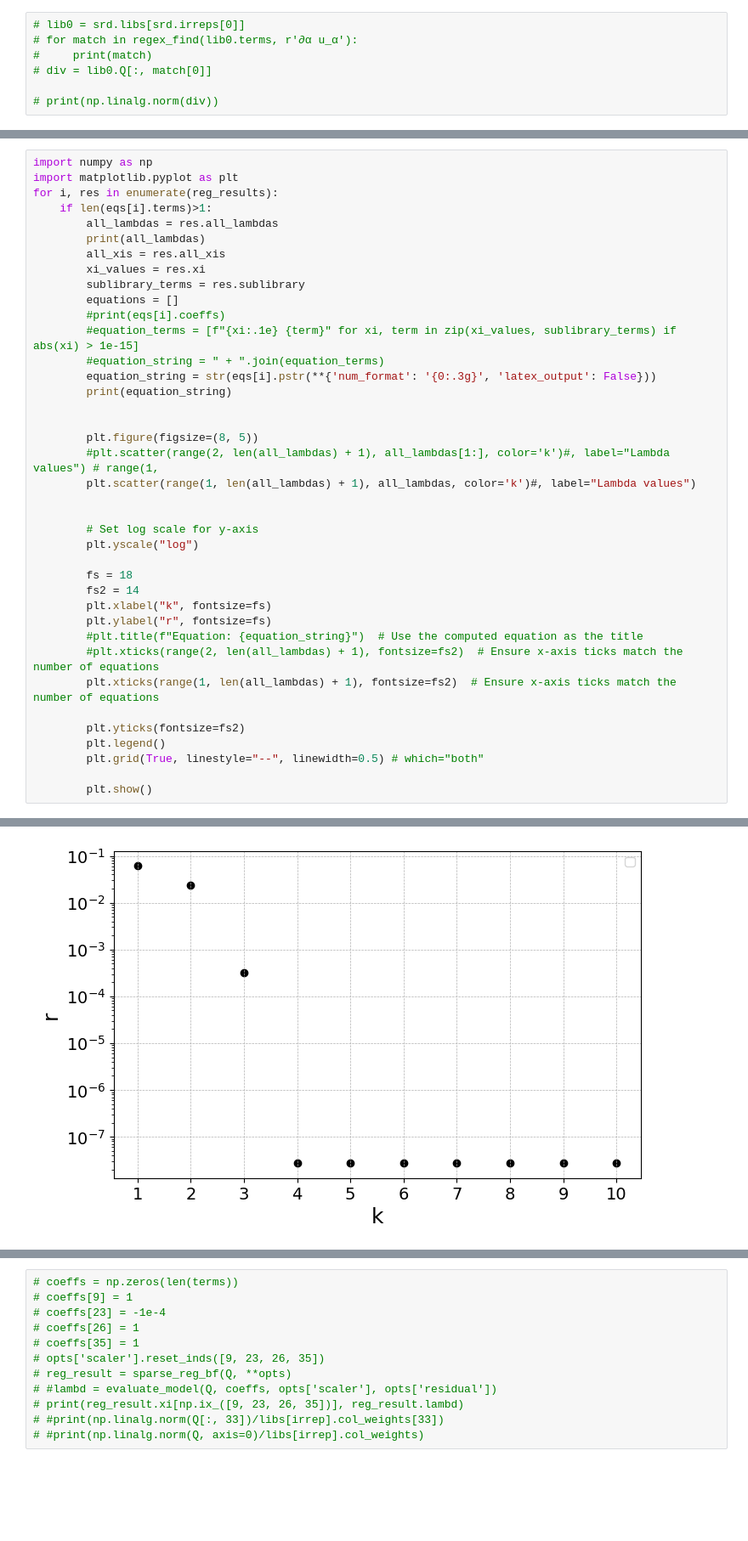
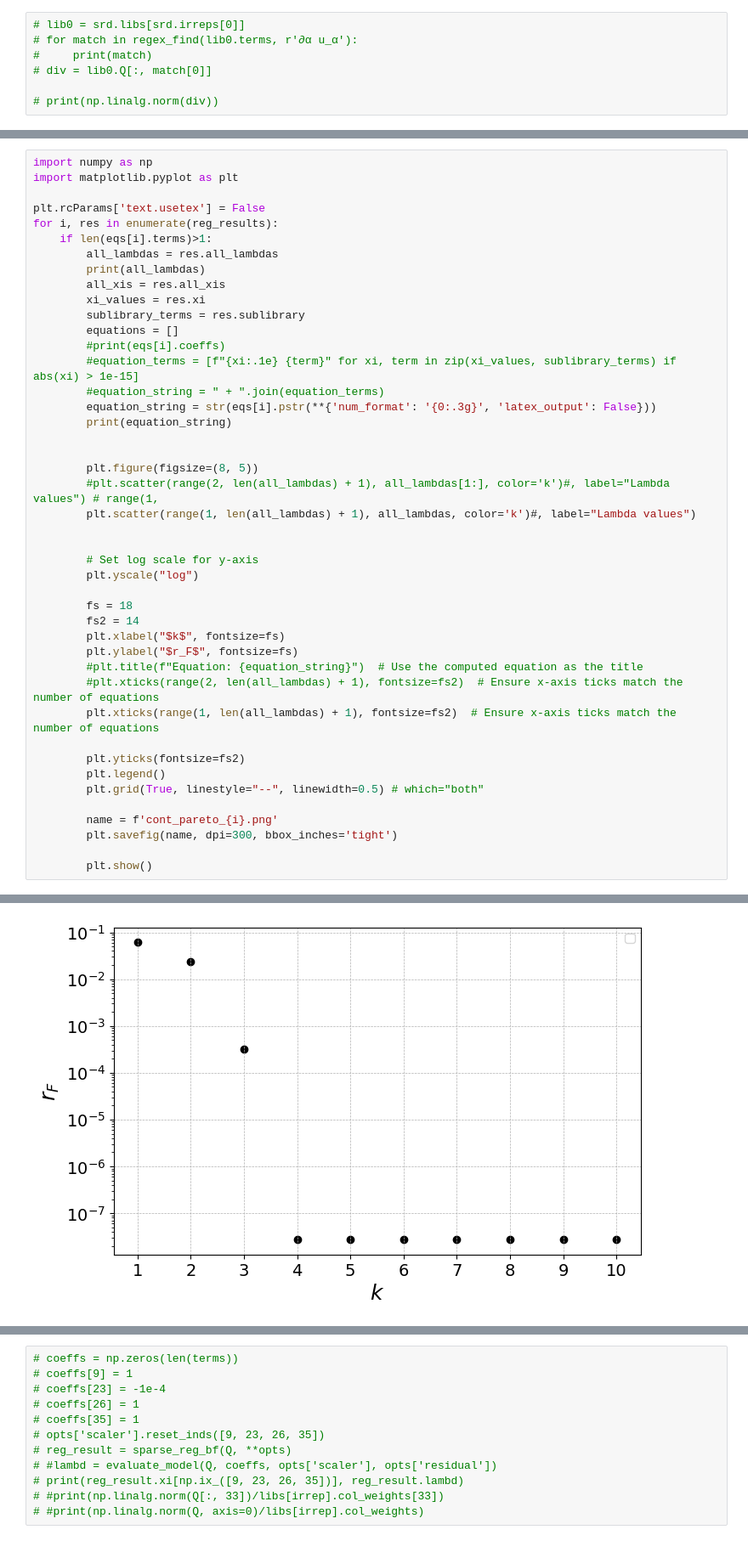
Before and after one commit to sibirica/PySPIDER, a Jupyter notebook: continuous/NS_Brandon_data.ipynb, the cells around one changed output, grey strips where cells are left out. Shown at 85% size. Drawn from its saved outputs; the diff is of its cells as text; blank space fills up the shorter version.

```diff
--- a/continuous/NS_Brandon_data.ipynb
+++ b/continuous/NS_Brandon_data.ipynb
@@ -272,6 +272,8 @@ Identified model: ∂α ∂β p + 1 · u_α · ∂γ² u_β + 1 · u_γ · ∂α
 # %%
 import numpy as np
 import matplotlib.pyplot as plt
+
+plt.rcParams['text.usetex'] = False
 for i, res in enumerate(reg_results):
     if len(eqs[i].terms)>1:
         all_lambdas = res.all_lambdas
@@ -283,36 +285,39 @@ for i, res in enumerate(reg_results):
         #print(eqs[i].coeffs)
         #equation_terms = [f"{xi:.1e} {term}" for xi, term in zip(xi_values, sublibrary_terms) if abs(xi) > 1e-15]
         #equation_string = " + ".join(equation_terms)
         equation_string = str(eqs[i].pstr(**{'num_format': '{0:.3g}', 'latex_output': False}))
         print(equation_string)
 
 
         plt.figure(figsize=(8, 5))
         #plt.scatter(range(2, len(all_lambdas) + 1), all_lambdas[1:], color='k')#, label="Lambda values") # range(1,
         plt.scatter(range(1, len(all_lambdas) + 1), all_lambdas, color='k')#, label="Lambda values")
 
 
         # Set log scale for y-axis
         plt.yscale("log")
 
         fs = 18
         fs2 = 14
-        plt.xlabel("k", fontsize=fs)
-        plt.ylabel("r", fontsize=fs)
+        plt.xlabel("$k$", fontsize=fs)
+        plt.ylabel("$r_F$", fontsize=fs)
         #plt.title(f"Equation: {equation_string}")  # Use the computed equation as the title
         #plt.xticks(range(2, len(all_lambdas) + 1), fontsize=fs2)  # Ensure x-axis ticks match the number of equations
         plt.xticks(range(1, len(all_lambdas) + 1), fontsize=fs2)  # Ensure x-axis ticks match the number of equations
 
         plt.yticks(fontsize=fs2)
         plt.legend()
         plt.grid(True, linestyle="--", linewidth=0.5) # which="both"
 
+        name = f'cont_pareto_{i}.png'
+        plt.savefig(name, dpi=300, bbox_inches='tight')
+
         plt.show()
 # %% [output]
 [6.140e-02 2.338e-02 3.166e-04 2.764e-08 2.751e-08 2.744e-08 2.740e-08
  2.736e-08 2.733e-08 2.729e-08]
 1 · ∂α p + 1 · u_β · ∂β u_α + -0.0001 · ∂β² u_α + ∂t u_α = 0
-[figure, old version]
+[figure, new version]
 [7.416e-02 7.254e-08 6.926e-08 6.618e-08 6.331e-08 6.186e-08 6.120e-08
  6.058e-08 6.011e-08 5.957e-08]
 1 · ∂α² p + ∂α u_β · ∂β u_α = 0
```
Also changed, not shown: parts of 12 cells of this notebook, 4 other files.
